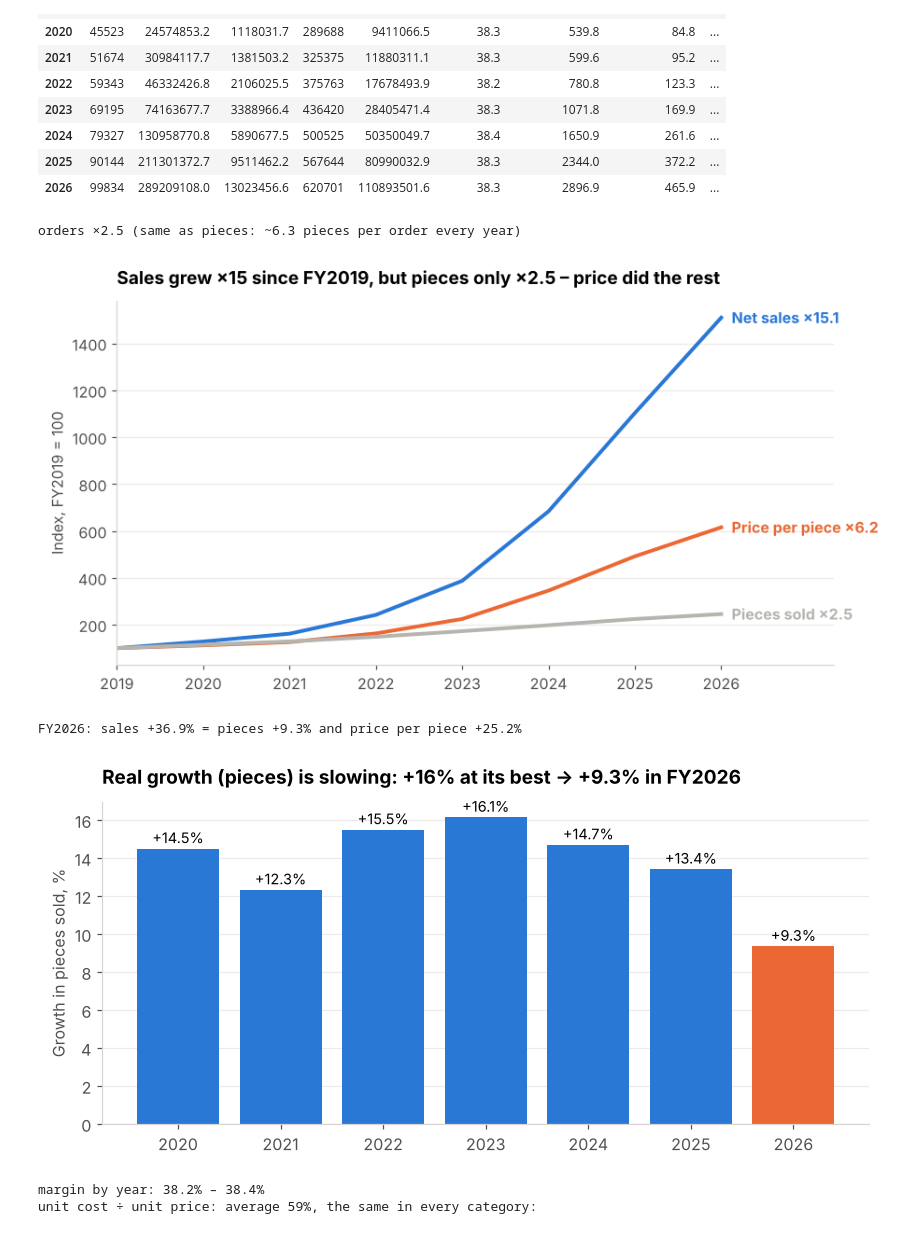
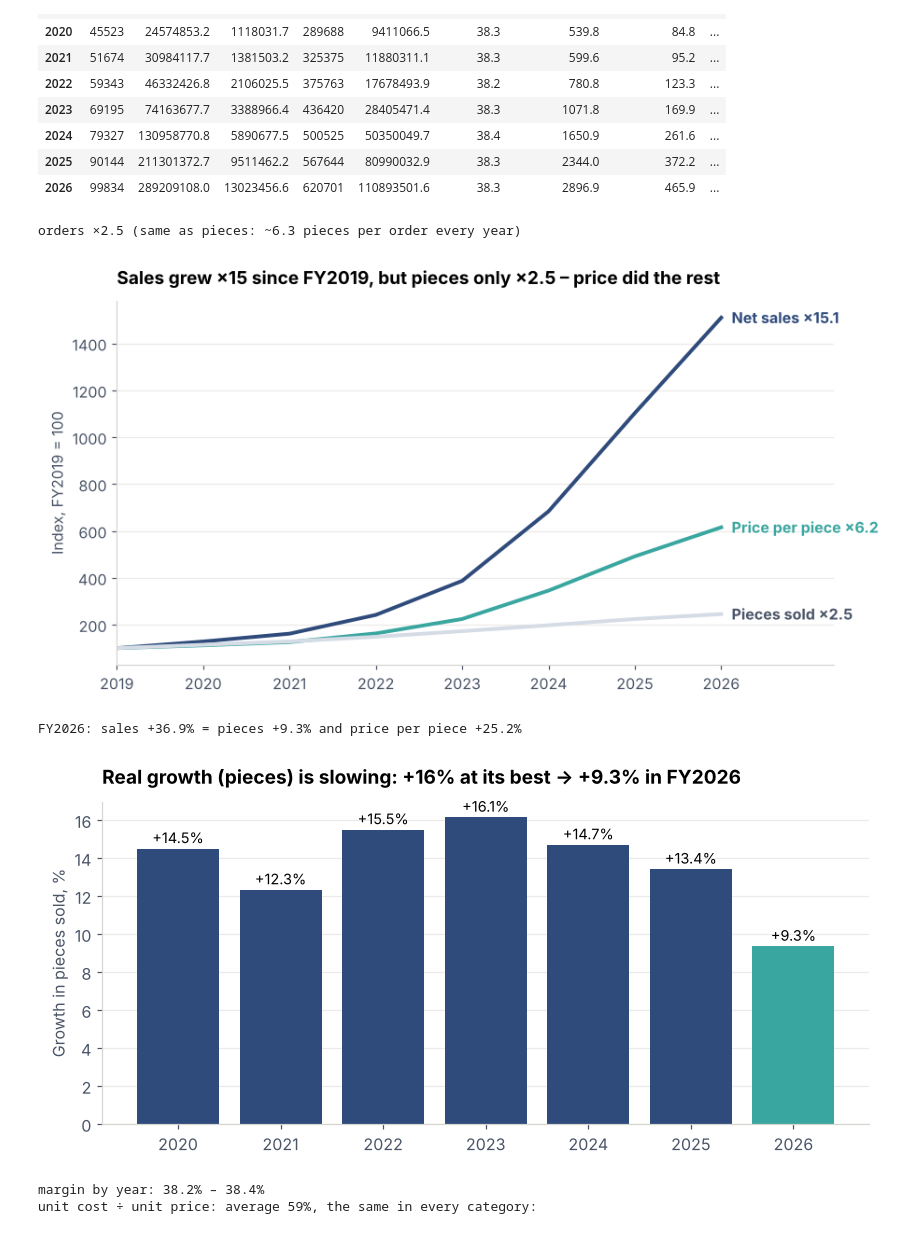
Before and after one commit to ibrahemshahd385-prog/HVIA-TASK3, a Jupyter notebook: notebooks/04_card01_sales_growth.ipynb, the cells around one changed output. Drawn from its saved outputs; the diff is of its cells as text; code cells hidden in the pictures.

```diff
--- a/notebooks/04_card01_sales_growth.ipynb
+++ b/notebooks/04_card01_sales_growth.ipynb
@@ -9,8 +9,10 @@ import matplotlib.pyplot as plt
 
 files = pd.read_pickle('../clean/cottonil_clean.pkl')
 
-# colours: blue = main, grey = context, orange = the ONE thing each chart wants you to look at
-BLUE, ORANGE, AQUA, GREY, LIGHT, INK = '#2a78d6', '#eb6834', '#1baf7a', '#b5b4ae', '#b9d3f2', '#52514e'
+# 3 colours only: navy = main, light grey = context, teal = the ONE thing each chart wants you to look at
+NAVY, GREY, TEAL = '#2F4B7C', '#D5DCE6', '#3AA6A0'
+BLUE, ORANGE, AQUA, LIGHT = NAVY, TEAL, TEAL, GREY      # old names kept so every notebook uses the same 3 colours
+INK = '#4A5568'                                           # text only
 plt.rcParams.update({'font.size': 10.5, 'axes.titlesize': 12.5, 'axes.titleweight': 'bold', 'axes.edgecolor': '#d6d5d0',
                      'axes.labelcolor': INK, 'xtick.color': INK, 'ytick.color': INK, 'figure.dpi': 110})
 
@@ -59,16 +61,16 @@ fy.round(1)
 # %%
 idx = fy[['net_sales', 'units', 'price_per_unit', 'orders']] / fy[['net_sales', 'units', 'price_per_unit', 'orders']].iloc[0] * 100
 fig, ax = plt.subplots(figsize=(9, 4.6))
 for col, color, label in [('net_sales', BLUE, 'Net sales'), ('price_per_unit', ORANGE, 'Price per piece'), ('units', GREY, 'Pieces sold')]:
     ax.plot(idx.index, idx[col], color=color, lw=2.6)
-    ax.text(idx.index[-1] + 0.12, idx[col].iloc[-1], f'{label} ×{idx[col].iloc[-1] / 100:.1f}', va='center', color=color, fontweight='bold')
+    ax.text(idx.index[-1] + 0.12, idx[col].iloc[-1], f'{label} ×{idx[col].iloc[-1] / 100:.1f}', va='center', color=INK if color == GREY else color, fontweight='bold')
 style(ax, f'Sales grew ×{idx.net_sales.iloc[-1] / 100:.0f} since FY2019, but pieces only ×{idx.units.iloc[-1] / 100:.1f} – price did the rest', 'Index, FY2019 = 100')
 ax.set_xlim(2019, 2027.3); ax.set_xticks(idx.index)
 print(f'orders ×{idx.orders.iloc[-1] / 100:.1f} (same as pieces: ~6.3 pieces per order every year)')
 save(fig, 'c01_sales_vs_units_index')
 # %% [output]
 orders ×2.5 (same as pieces: ~6.3 pieces per order every year)
-[figure, old version]
+[figure, new version]
 # %%
 fig, ax = plt.subplots(figsize=(9, 3.8))
 g = fy['units_growth_%'].dropna()
@@ -81,7 +83,7 @@ save(fig, 'c01_volume_growth')
 print('FY2026: sales +%.1f%% = pieces +%.1f%% and price per piece +%.1f%%' % (fy['net_sales_growth_%'].iloc[-1], fy['units_growth_%'].iloc[-1], fy['price_per_unit_growth_%'].iloc[-1]))
 # %% [output]
 FY2026: sales +36.9% = pieces +9.3% and price per piece +25.2%
-[figure, old version]
+[figure, new version]
 # %%
 print('margin by year: %.1f%% – %.1f%%' % (fy['margin_%'].min(), fy['margin_%'].max()))
 ratio = li.unit_cost_EGP / li.unit_price_EGP
```
Also changed, not shown: parts of 2 cells of this notebook, 56 other files.
